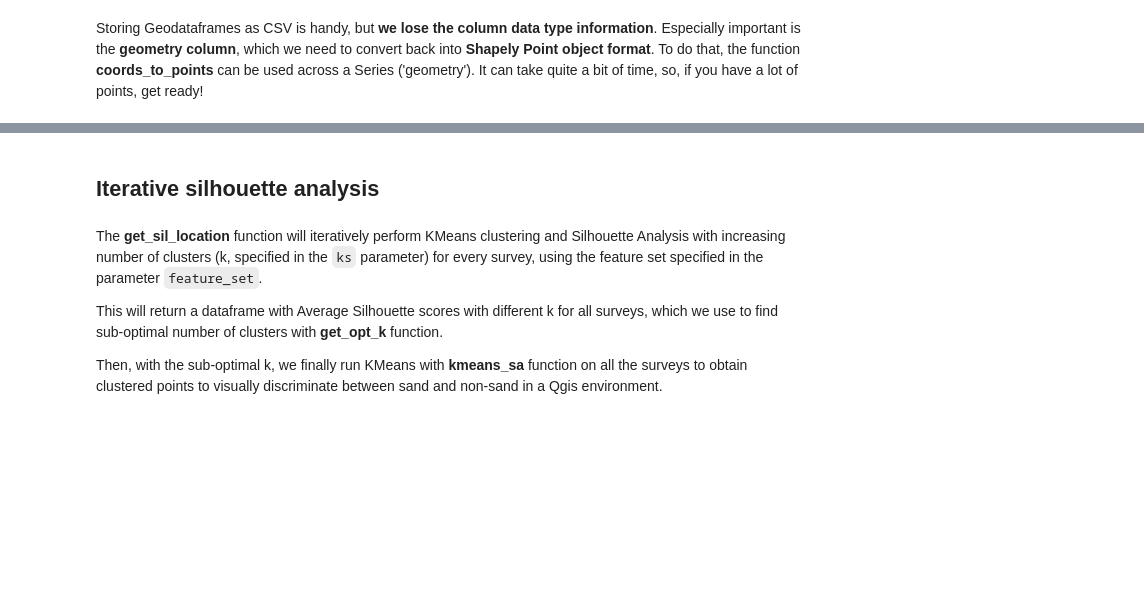
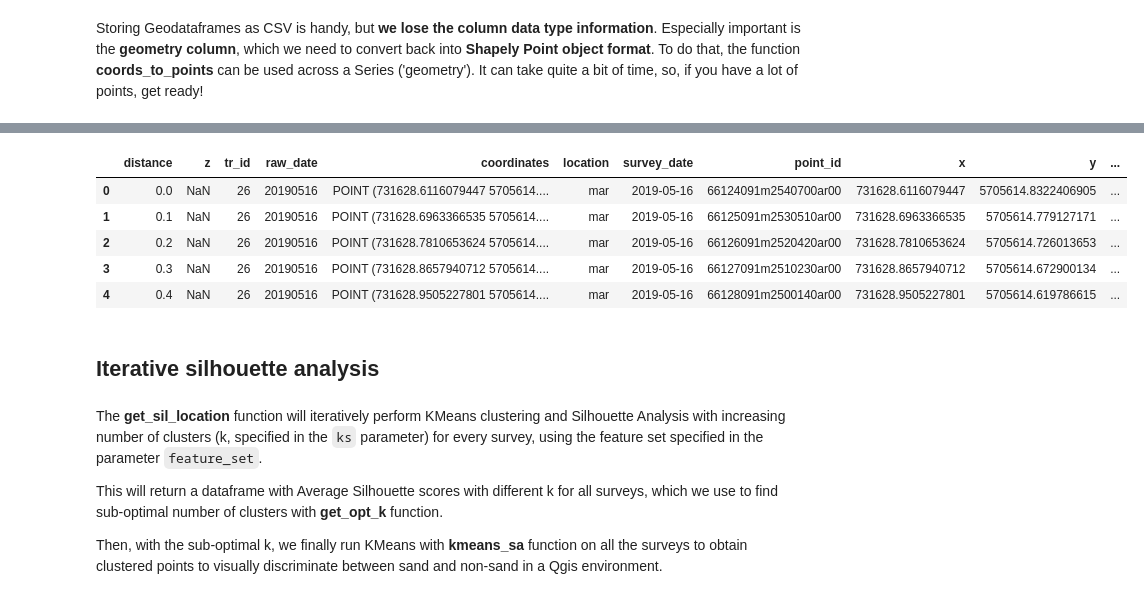
Before and after one commit to npucino/sandpyper, a Jupyter notebook: examples/Example_2_Sand_labelling.ipynb, the cells around one changed output, grey strips where cells are left out. Saved outputs shown, nothing was run; the diff lists cells and outputs as text; code cells hidden in the pictures; blank space fills up the shorter version.

```diff
--- a/examples/Example_2_Sand_labelling.ipynb
+++ b/examples/Example_2_Sand_labelling.ipynb
@@ -86,11 +104,20 @@ data_merged['z']=data_merged.z.astype("float")
 # %%
 # Here, we add two features, slope and curvature, computed from the elevation series,
 # in case we wnat to use for KMeans clustering.
 # Note that when passing from one transect to another, slope and curvature computations are wrong.
 # However, we will clip those areas as they are in the water or in the backdune.
 
 data_merged["slope"]=np.gradient(data_merged.z)
 data_merged["curve"]=np.gradient(data_merged.slope)
+
+data_merged.head()
+# %% [output]
+|  | distance | z | tr_id | raw_date | coordinates | location | survey_date | point_id | x | y | ... |
+| 0 | 0.0 | NaN | 26 | 20190516 | POINT (731628.6116079447 5705614.... | mar | 2019-05-16 | 66124091m2540700ar00 | 731628.6116079447 | 5705614.8322406905 | ... |
+| 1 | 0.1 | NaN | 26 | 20190516 | POINT (731628.6963366535 5705614.... | mar | 2019-05-16 | 66125091m2530510ar00 | 731628.6963366535 | 5705614.779127171 | ... |
+| 2 | 0.2 | NaN | 26 | 20190516 | POINT (731628.7810653624 5705614.... | mar | 2019-05-16 | 66126091m2520420ar00 | 731628.7810653624 | 5705614.726013653 | ... |
+| 3 | 0.3 | NaN | 26 | 20190516 | POINT (731628.8657940712 5705614.... | mar | 2019-05-16 | 66127091m2510230ar00 | 731628.8657940712 | 5705614.672900134 | ... |
+| 4 | 0.4 | NaN | 26 | 20190516 | POINT (731628.9505227801 5705614.... | mar | 2019-05-16 | 66128091m2500140ar00 | 731628.9505227801 | 5705614.619786615 | ... |
 # %%
 # Our rasters have NaN values set to -32767.0. Thus, we replace them with np.Nan.
 data_merged.z.replace(-32767.0,np.nan,inplace=True)
```
Also changed, not shown: parts of 4 cells of this notebook, 1 other file.
